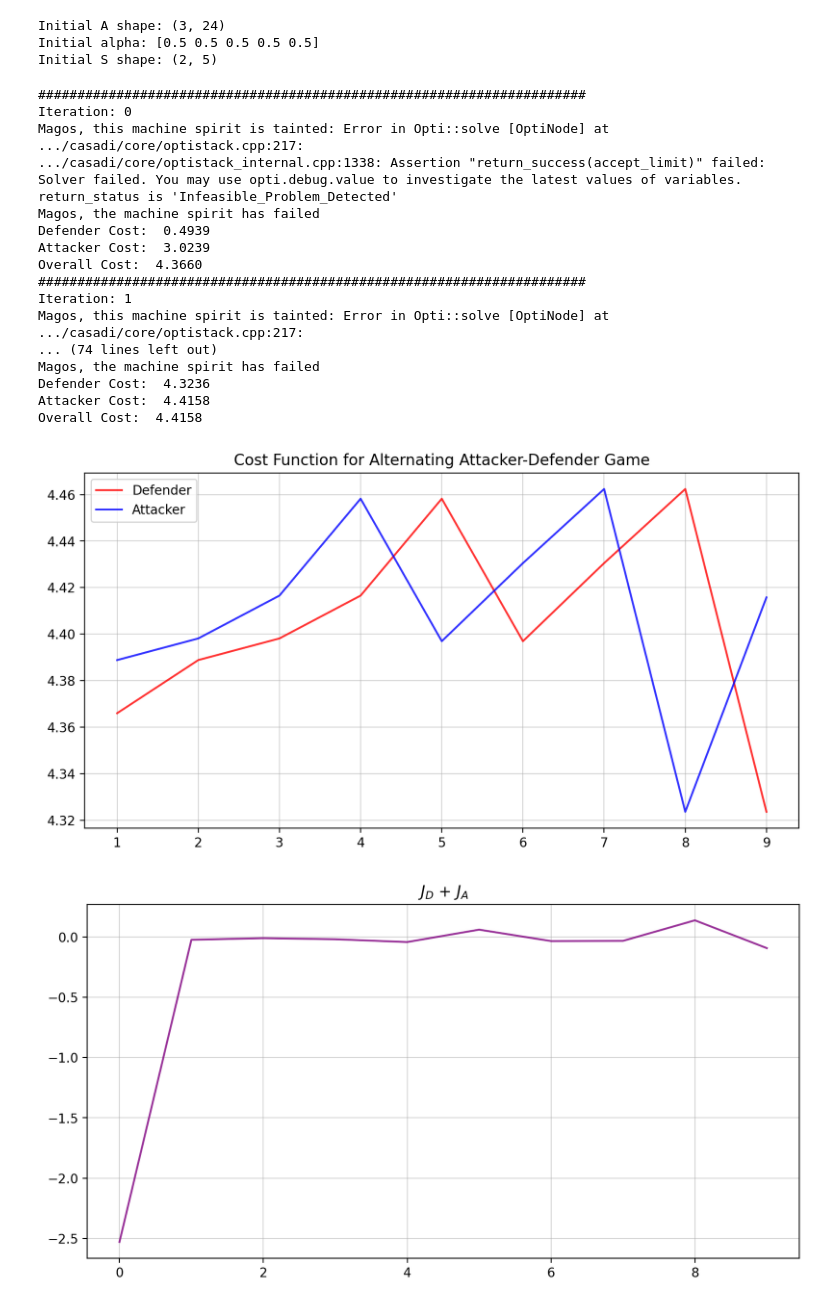
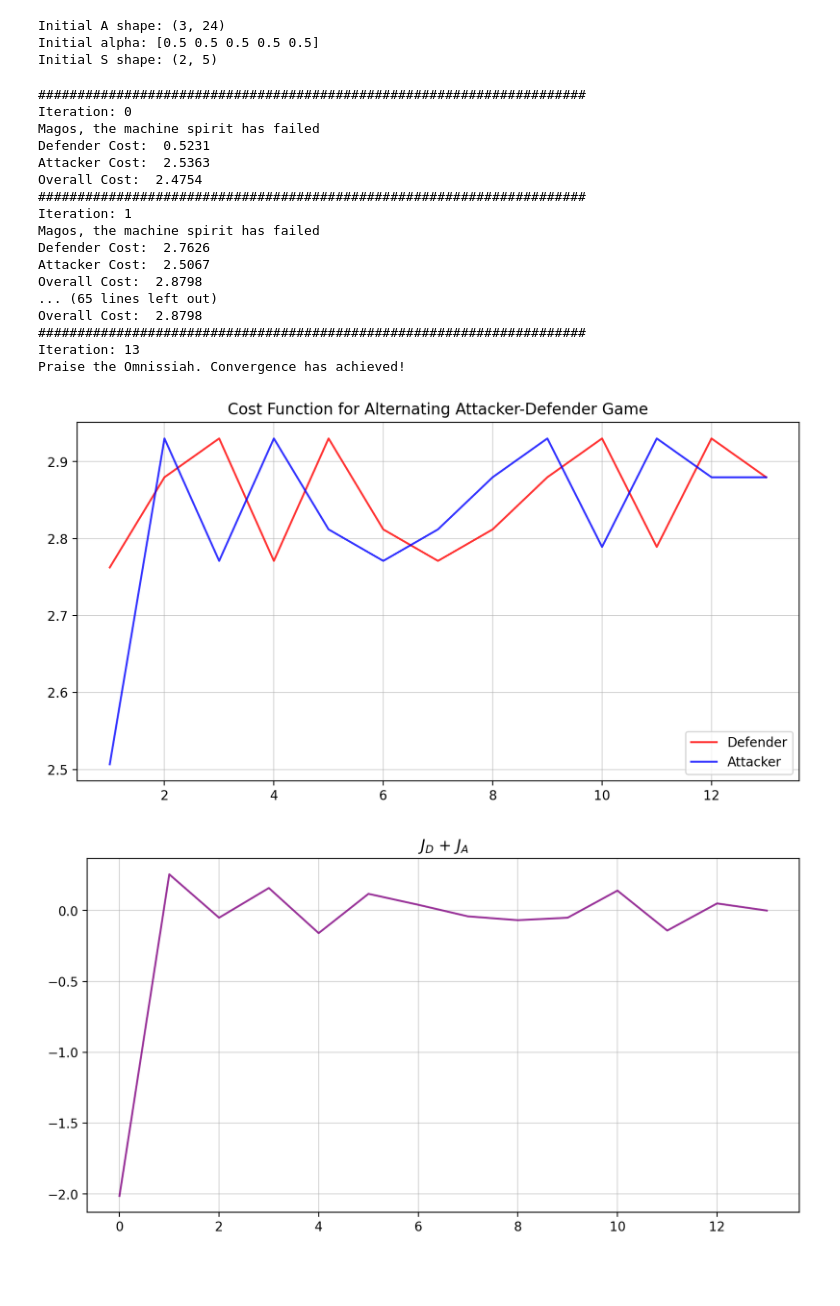
Before and after one commit to jeffersonkim97/Defender_Strategy, a Jupyter notebook: script/attacker_defender_game_iterative.ipynb, the cells around one changed output. Saved outputs shown, nothing was run; the diff lists cells and outputs as text; code cells hidden in the pictures; blank space fills up the shorter version.

Commit message:
tested hybrid model with existing, failed

```diff
--- a/script/attacker_defender_game_iterative.ipynb
+++ b/script/attacker_defender_game_iterative.ipynb
@@ -65,17 +65,18 @@ timestamp = now.strftime("%Y%m%d_%H%M%S")
 # cam_increment = 0.2
 # rng_seed = 10
 
-map_size = (50, 50)
-num_buildings = 2
-num_direc_sensor = 3
-num_omni_sensor = 2
+map_size = (150, 150)
+num_buildings = 8
+num_direc_sensor = 0
+num_omni_sensor = 5
 num_sensors = num_direc_sensor + num_omni_sensor
 fov_half_rad = np.deg2rad(15)
-max_range = 20
+max_range = 60
 panspeed_range = (np.deg2rad(-10), np.deg2rad(10))
 cam_period = 200
 cam_increment = 0.2
-# rng_seed = rn.randint(1, 100)
-rng_seed = 2
+# rng_seed = rn.randint(1, 1000)
+rng_seed = 286
+# rng_seed = 2
 print(rng_seed)
 # %% [output]
@@ -111,8 +112,8 @@ visualize_map_at_time(map_in, cam_dict, t=0, sensor_alpha=0.5)
 # %%
 # Setup for Attacker Strategy: STP-RRT*
 x0 = [0, 0, 0]
-xf = [50, 50, 120]
-vmax = 3.5
+xf = [150, 150, 360]
+vmax = 10
 
 stp_rrt_setup = {}
 stp_rrt_setup['x0'] = x0
@@ -841,7 +842,7 @@ S_init = np.column_stack([
 ])
 
 # Alternative loop parameter
-max_iters = 10
+max_iters = 50
 tol_alpha = 1e-3
 tol_A = 1e-3
 tol_cost = 1e-4
@@ -1026,23 +1027,23 @@ for attacker_defender_iter in range(max_iters):
 # %% [output]
 ######################################################################
 Iteration: 0
-Magos, this machine spirit is tainted: Error in Opti::solve [OptiNode] at .../casadi/core/optistack.cpp:217:
-.../casadi/core/optistack_internal.cpp:1338: Assertion "return_success(accept_limit)" failed:
-Solver failed. You may use opti.debug.value to investigate the latest values of variables. return_status is 'Infeasible_Problem_Detected'
 Magos, the machine spirit has failed
-Defender Cost:  0.4939
-Attacker Cost:  3.0239
-Overall Cost:  4.3660
+Defender Cost:  0.5231
+Attacker Cost:  2.5363
+Overall Cost:  2.4754
 ######################################################################
 Iteration: 1
-Magos, this machine spirit is tainted: Error in Opti::solve [OptiNode] at .../casadi/core/optistack.cpp:217:
-... (74 lines left out)
 Magos, the machine spirit has failed
-Defender Cost:  4.3236
-Attacker Cost:  4.4158
-Overall Cost:  4.4158
+Defender Cost:  2.7626
+Attacker Cost:  2.5067
+Overall Cost:  2.8798
+... (65 lines left out)
+Overall Cost:  2.8798
+######################################################################
+Iteration: 13
+Praise the Omnissiah. Convergence has achieved!
 # %%
-do_we_save_this = False
+do_we_save_this = True
 
 # Result Evaluatoin
 # Cost over Iteration
@@ -1057,32 +1058,32 @@ plt.legend()
 plt.title('Cost Function for Alternating Attacker-Defender Game')
 if do_we_save_this:
     plt.savefig("image/AD_Game/"+timestamp+"_cost_func_alternating_adgame.png", dpi=300, bbox_inches="tight")
 
 # Zero-sum game
 fig = plt.figure(figsize=(10,5), dpi=200)
 iteration = np.linspace(0, len(defender_cost_history)-1, len(defender_cost_history))
 combined_cost = []
 for cost_i in range(len(defender_cost_history)):
     combined_cost.append(defender_cost_history[cost_i]-attacker_cost_history[cost_i])
 # plt.plot(iteration[0:], combined_cost[0:], '-', c='purple', alpha=0.8, label='Defender')
 plt.plot(iteration[0:], combined_cost[0:], '-', c='purple', alpha=0.8)
 plt.grid(alpha=0.5)
 plt.title(r'$J_D$ + $J_A$')
 if do_we_save_this:
     plt.savefig("image/AD_Game/"+timestamp+"_combined_cost_alternating_adgame.png", dpi=300, bbox_inches="tight")
 
 # Zero-sum game
 fig = plt.figure(figsize=(10,5), dpi=200)
 iteration = np.linspace(0, len(defender_cost_history)-1, len(defender_cost_history))
 combined_cost = []
 for cost_i in range(len(defender_cost_history)):
     combined_cost.append(defender_cost_history[cost_i]-attacker_cost_history[cost_i])
 # plt.plot(iteration[0:], combined_cost[0:], '-', c='purple', alpha=0.8, label='Defender')
 plt.plot(iteration[1:], combined_cost[1:], '-', c='purple', alpha=0.8)
 plt.grid(alpha=0.5)
 plt.title(r'$J_D$ + $J_A$')
 if do_we_save_this:
     plt.savefig("image/AD_Game/"+timestamp+"_combined_cost_alternating_adgame_zoomed.png", dpi=300, bbox_inches="tight")
 # %% [output]
-[figure, old version]
+[figure, new version]
-[figure, old version]
+[figure, new version]
```
Also changed, not shown: parts of 9 cells of this notebook, 15 other files.
